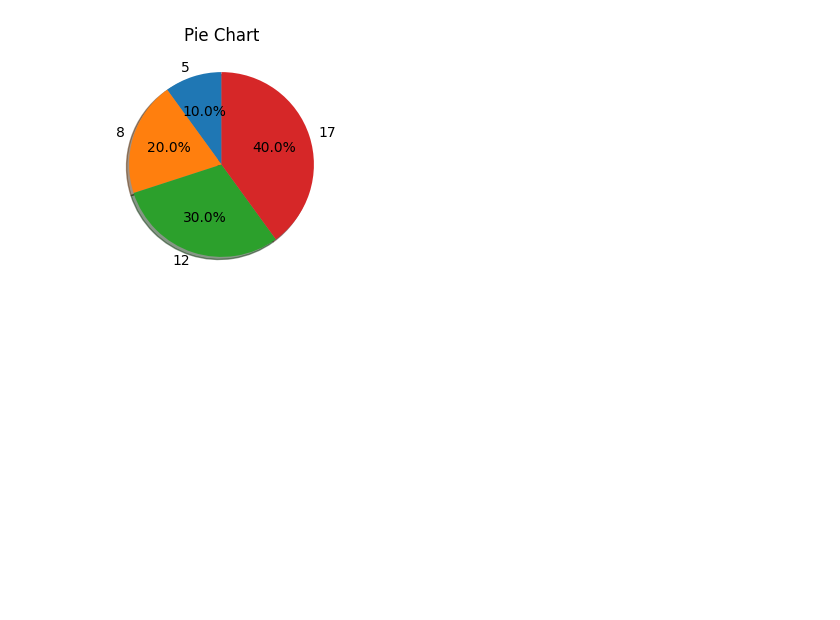
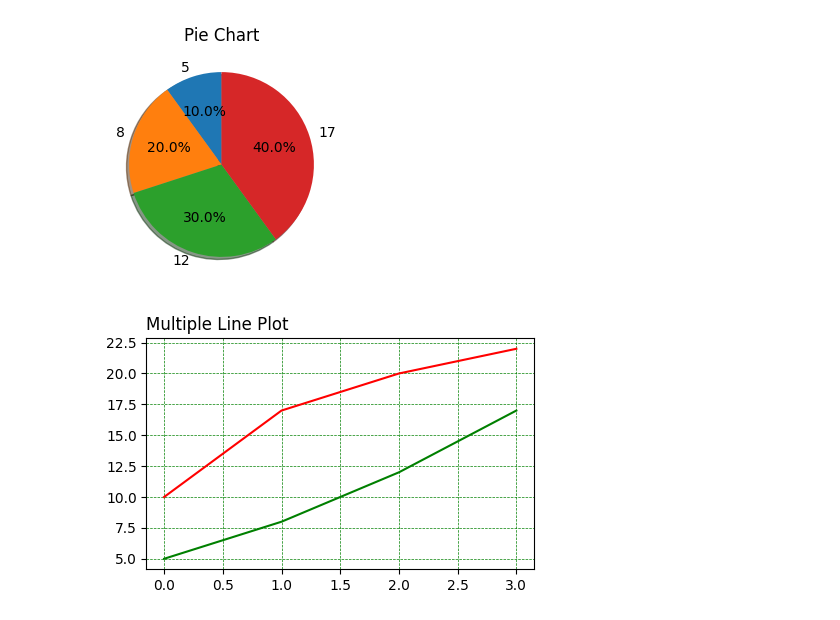
Before and after one commit to Maruf0275/Machine-Learning-CIT, a Jupyter notebook: Python-Libraries/Matplotlib.ipynb, the cells around one changed output. Drawn from its saved outputs; the diff is of its cells as text; code cells hidden in the pictures; blank space fills up the shorter version.

```diff
--- a/Python-Libraries/Matplotlib.ipynb
+++ b/Python-Libraries/Matplotlib.ipynb
@@ -111,3 +111,15 @@ plt.title('Pie Chart')
 # %% [output]
 Text(0.5, 1.0, 'Pie Chart')
 [figure]
+# %%
+# Multiple Lines
+price = [10,17,20,22]
+quantity = [5,8,12,17]
+
+plt.figure(figsize=(5,3))
+plt.plot(price, color = 'r')
+plt.plot(quantity, color = 'green')
+plt.title('Multiple Line Plot', loc = 'left')
+plt.grid(color = 'green', linestyle = '--', linewidth = 0.5)
+# %% [output]
+[figure, added]
```
Also changed, not shown: parts of 4 cells of this notebook.
